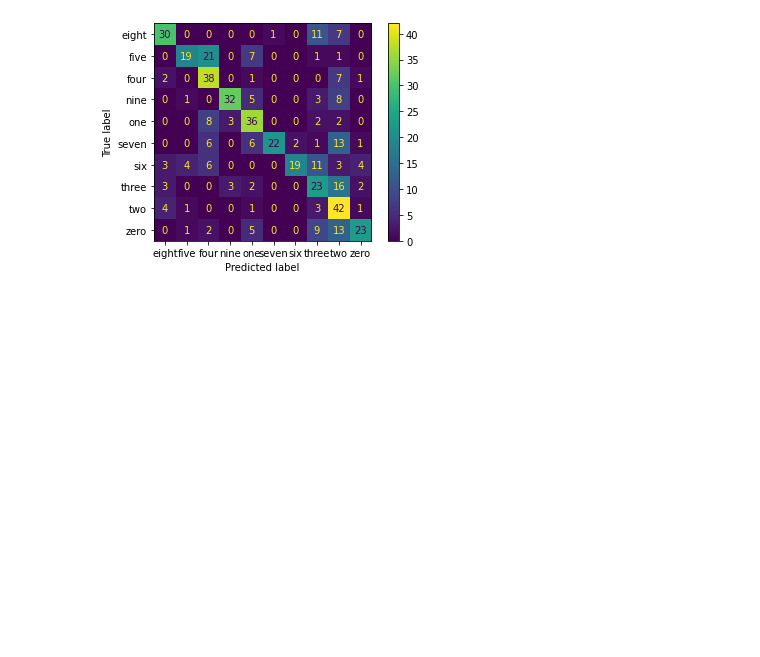
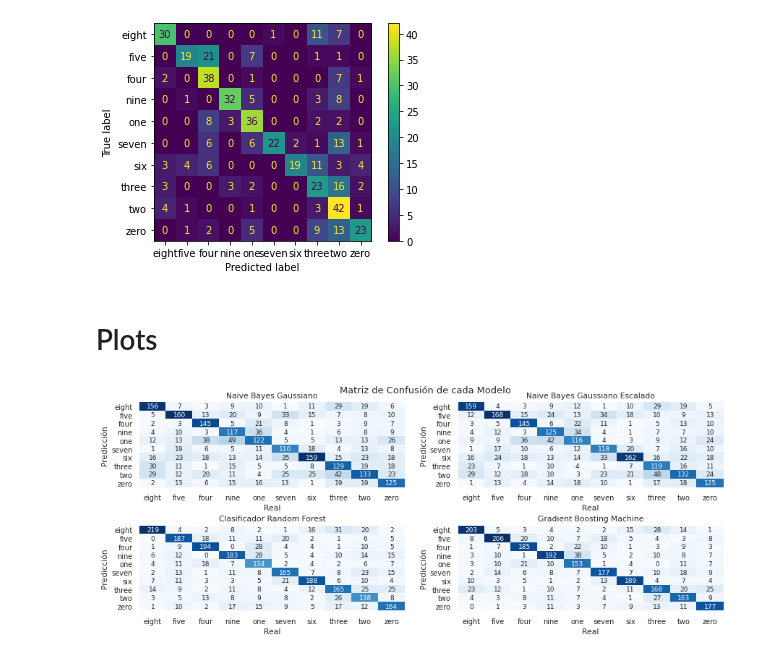
Before and after one commit to francotestori/aauba_02, a Jupyter notebook: Solution_Developement.ipynb, the cells around one changed output. Saved outputs shown, nothing was run; the diff lists cells and outputs as text; code cells hidden in the pictures; blank space fills up the shorter version.

Commit message:
Agregamos el plot de la matriz de confusión comparativa de modelos

```diff
--- a/Solution_Developement.ipynb
+++ b/Solution_Developement.ipynb
@@ -36,6 +36,14 @@ from sklearn.metrics import roc_auc_score
 from sklearn.metrics import roc_curve
 from sklearn.metrics import classification_report
 
+# Librerías plotting
+import matplotlib
+import seaborn as sns
+
+%matplotlib inline
+matplotlib.rcParams['figure.figsize'] = [9, 5]
+sns.set_style("darkgrid")
+
 print('Libraries Imported')
 # %% [output]
 Libraries Imported
@@ -1452,3 +1460,31 @@ print(classification_report(self_recorded_target, gbm_self_recorded_pred))
    macro avg       0.66      0.57      0.57       502
 weighted avg       0.66      0.57      0.57       502
 [figure]
+# %% [markdown]
+# Plots
+# %%
+matplotlib.rcParams['figure.figsize'] = [12, 5]
+sns.set(font_scale=.9)#for label size
+
+fig, axs = plt.subplots(2, 2,)
+fig.tight_layout(rect=[0, 0.03, 1, 0.96])
+fig.subplots_adjust(wspace=.2, hspace=.45)
+
+def plot_confusion(model,x_test,y_test,ax,label=''):
+    c = confusion_matrix(model.predict(x_test), y_test)
+    df_cm = pd.DataFrame(c, columns=np.unique(y_test), index = np.unique(y_test))
+    df_cm.index.name = 'Predicción'
+    df_cm.columns.name = 'Real'
+    sns.heatmap(df_cm, cmap="Blues", annot=True,annot_kws={"size": 9}, cbar=False, fmt='g',ax=ax)# font size
+    ax.set_title(label)
+
+plot_confusion(gnb,x_test,y_test,axs[0,0],'Naive Bayes Gaussiano')
+plot_confusion(gnb_scaled,x_test_scaled,y_test,axs[0,1],'Naive Bayes Gaussiano Escalado')
+plot_confusion(best_rfc,x_test,y_test,axs[1,0],'Clasificador Random Forest')
+plot_confusion(best_gbm,x_test,y_test,axs[1,1],'Gradient Boosting Machine')
+
+fig.suptitle('Matriz de Confusión de cada Modelo')
+
+plt.savefig('confusion_test.png')
+# %% [output]
+[figure, added]
```
